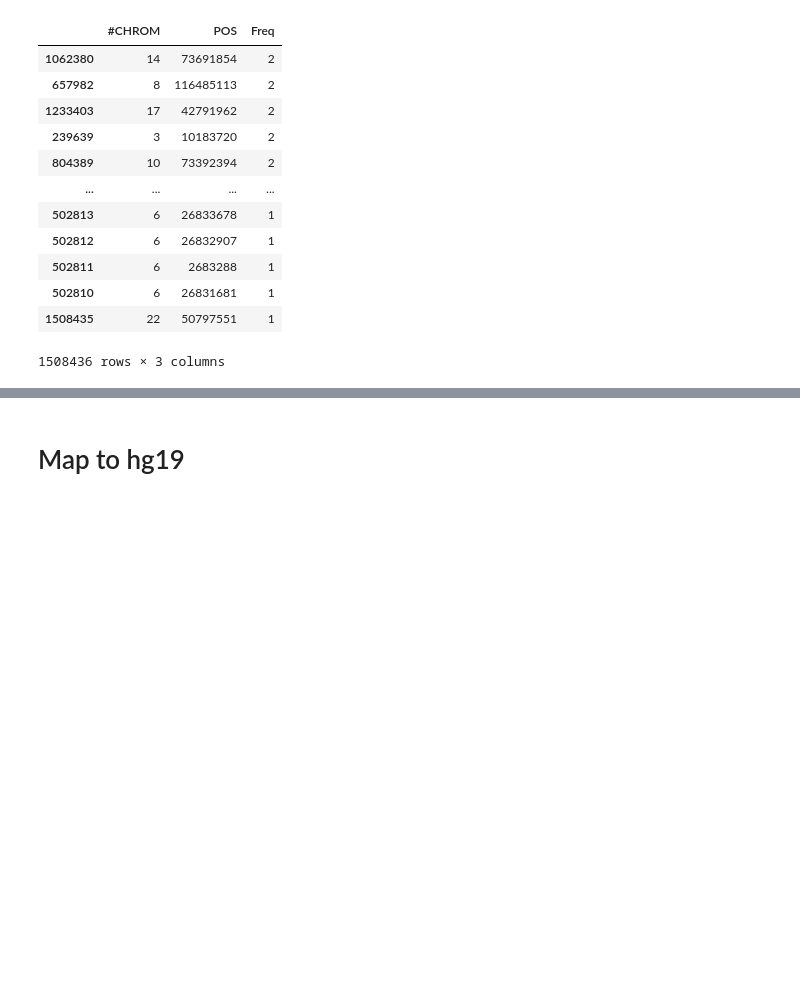
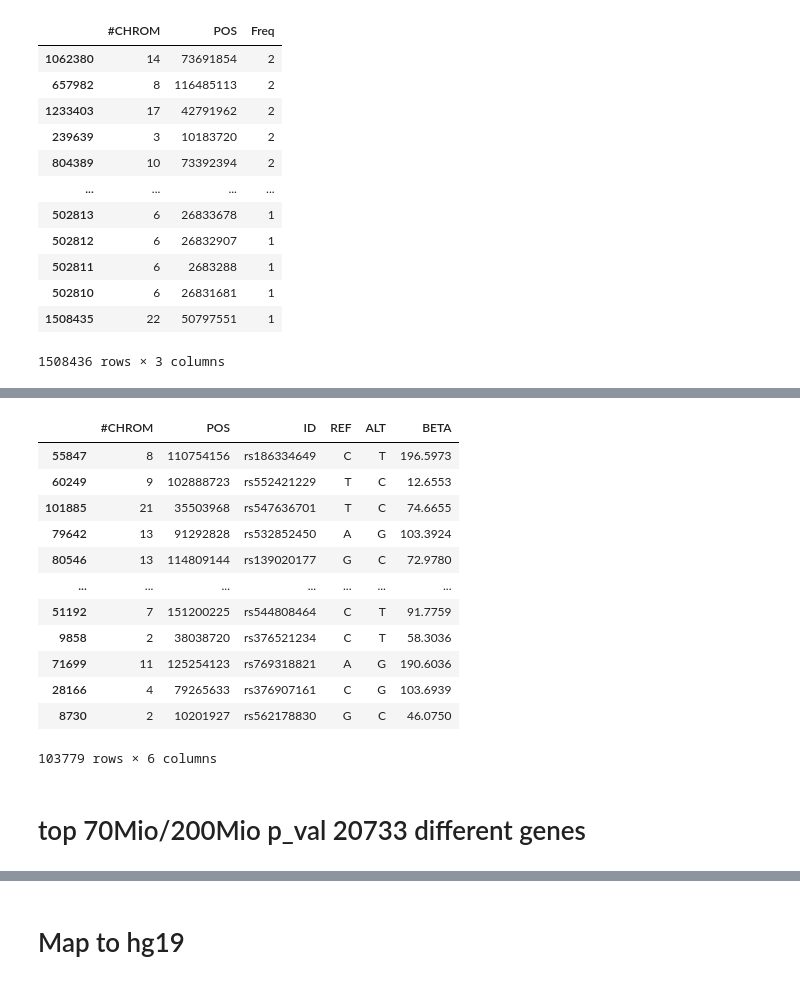
Before and after one commit to SedraAbouGhaloun/qtls, a Jupyter notebook: sort_and_prepare.ipynb, the cells around one changed output, grey strips where cells are left out. Saved outputs shown, nothing was run; the diff lists cells and outputs as text; code cells hidden in the pictures; blank space fills up the shorter version.

```diff
--- a/sort_and_prepare.ipynb
+++ b/sort_and_prepare.ipynb
@@ -621,0 +548,17 @@ all_snps
+# %%
+all_snps = shuffle(all_snps)
+all_snps
+# %% [output]
+|  | #CHROM | POS | ID | REF | ALT | BETA |
+| 55847 | 8 | 110754156 | rs186334649 | C | T | 196.5973 |
+| 60249 | 9 | 102888723 | rs552421229 | T | C | 12.6553 |
+| 101885 | 21 | 35503968 | rs547636701 | T | C | 74.6655 |
+| 79642 | 13 | 91292828 | rs532852450 | A | G | 103.3924 |
+| 80546 | 13 | 114809144 | rs139020177 | G | C | 72.9780 |
+| ... | ... | ... | ... | ... | ... | ... |
+| 51192 | 7 | 151200225 | rs544808464 | C | T | 91.7759 |
+| 9858 | 2 | 38038720 | rs376521234 | C | T | 58.3036 |
+| 71699 | 11 | 125254123 | rs769318821 | A | G | 190.6036 |
+| 28166 | 4 | 79265633 | rs376907161 | C | G | 103.6939 |
+| 8730 | 2 | 10201927 | rs562178830 | G | C | 46.0750 |
+103779 rows × 6 columns
@@ -621,0 +572,2 @@ all_snps
+# %% [markdown]
+# top 70Mio/200Mio p_val 20733 different genes
```
Also changed, not shown: parts of 86 cells of this notebook.
